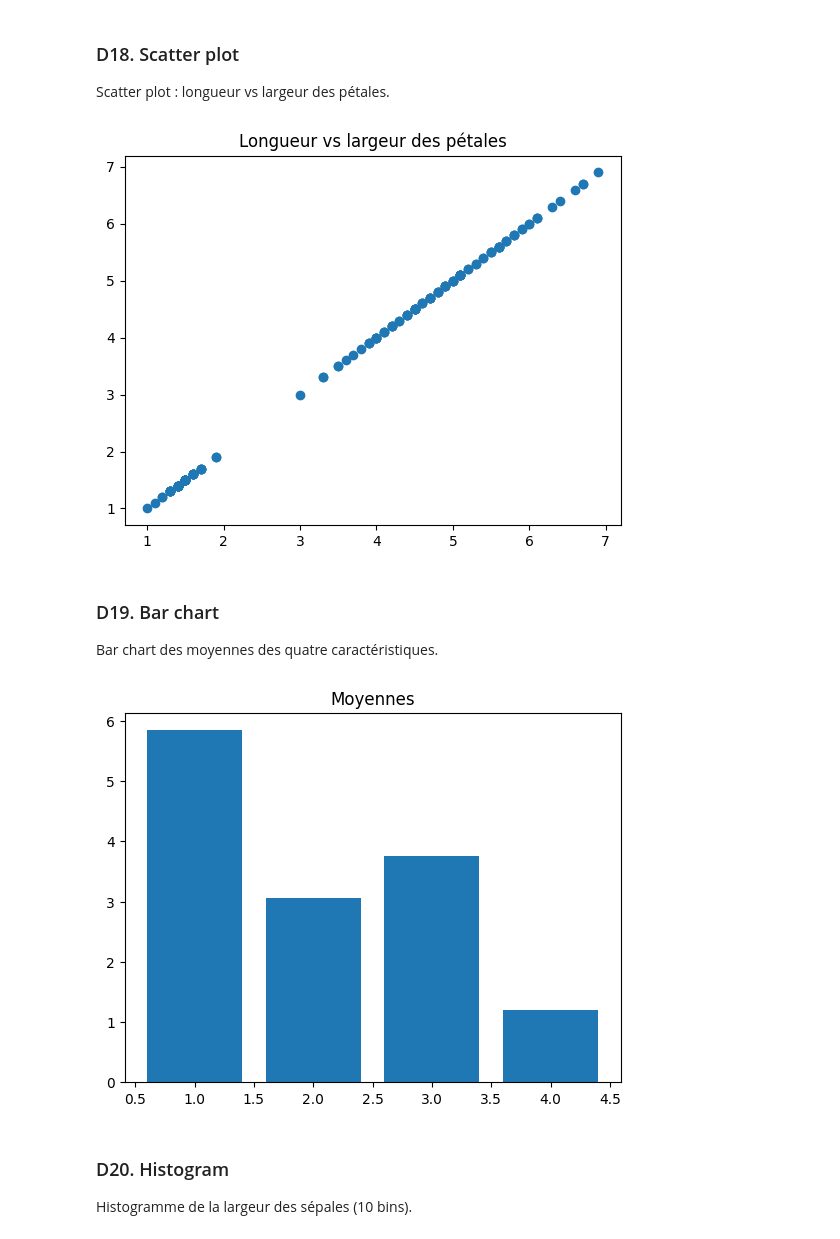
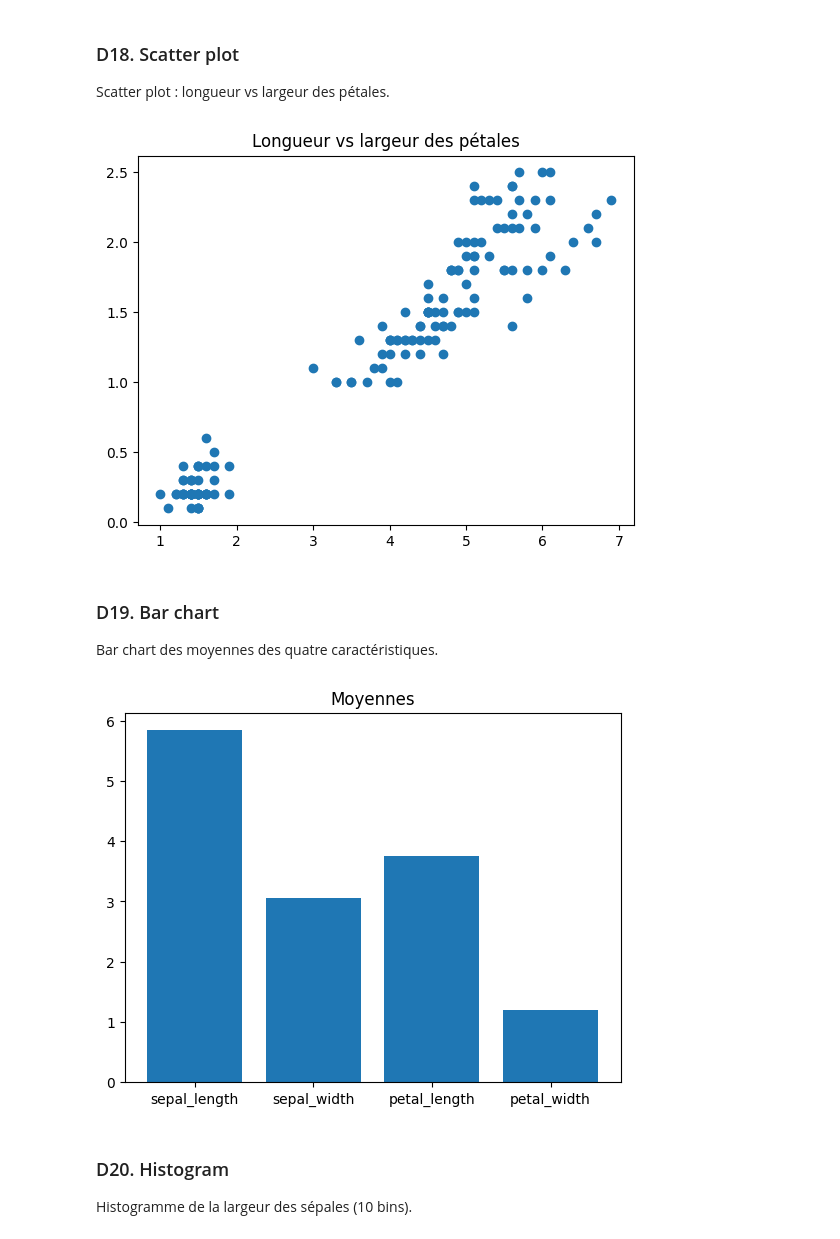
Before and after one commit to USMS-FPK-IA-GI-2025/controle-01-numpy-and-matplotlib-iris-NadiaElmahi9808, a Jupyter notebook: notebooks/controle_numpy_matplotlib.ipynb, the cells around one changed output. Drawn from its saved outputs; the diff is of its cells as text; code cells hidden in the pictures.

```diff
--- a/notebooks/controle_numpy_matplotlib.ipynb
+++ b/notebooks/controle_numpy_matplotlib.ipynb
@@ -227,23 +227,25 @@ plt.show()
 Scatter plot : longueur vs largeur des pétales.
 # %%
 x=petal_length
-y=petal_length
+y=features[: ,-1] #largeur : derniere colonne de features
 plt.scatter(x,y)
 plt.title("Longueur vs largeur des pétales")
-plt.savefig("output/d18.jpg")
+plt.savefig("figures/d18.jpg")
 plt.show()
 # %% [output]
-[figure, old version]
+[figure, new version]
 # %% [markdown]
 ### D19. Bar chart
 Bar chart des moyennes des quatre caractéristiques.
 # %%
-plt.bar(np.arange(1,5),moyennes_col)
+x=["sepal_length","sepal_width","petal_length","petal_width"] #noms des features
+y=moyennes_col #moyennes par colonnes
+plt.bar(x,y)
 plt.title("Moyennes")
 plt.savefig("figures/d19.jpg")
 plt.show()
 # %% [output]
-[figure, old version]
+[figure, new version]
 # %% [markdown]
 ### D20. Histogram
 Histogramme de la largeur des sépales (10 bins).
```
Also changed, not shown: parts of 18 cells of this notebook.
